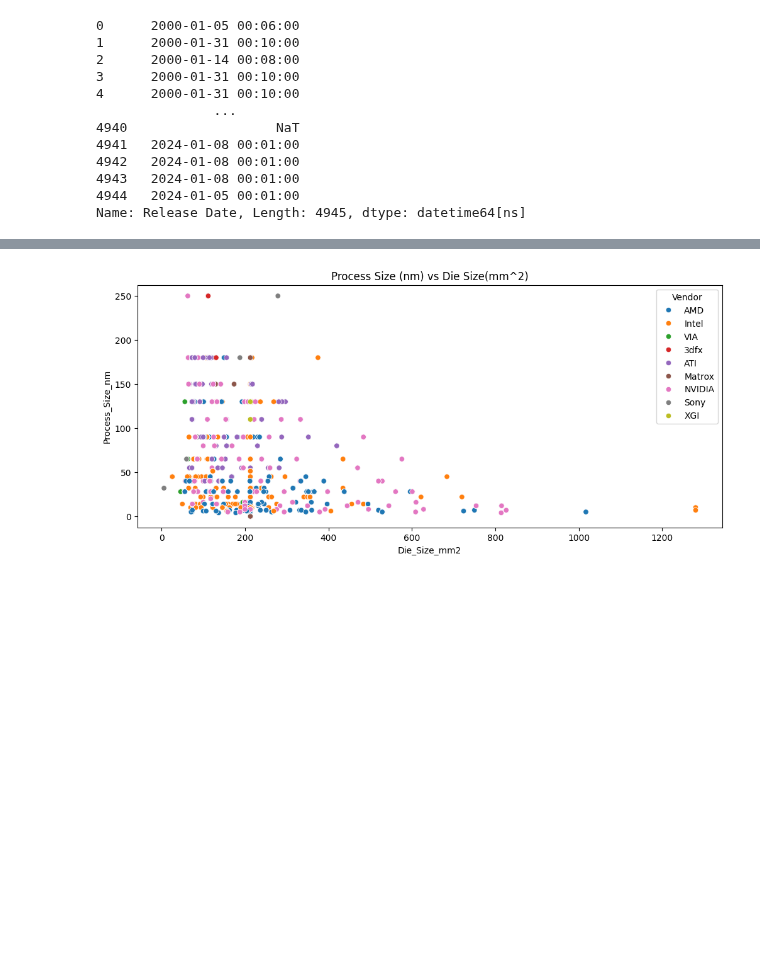
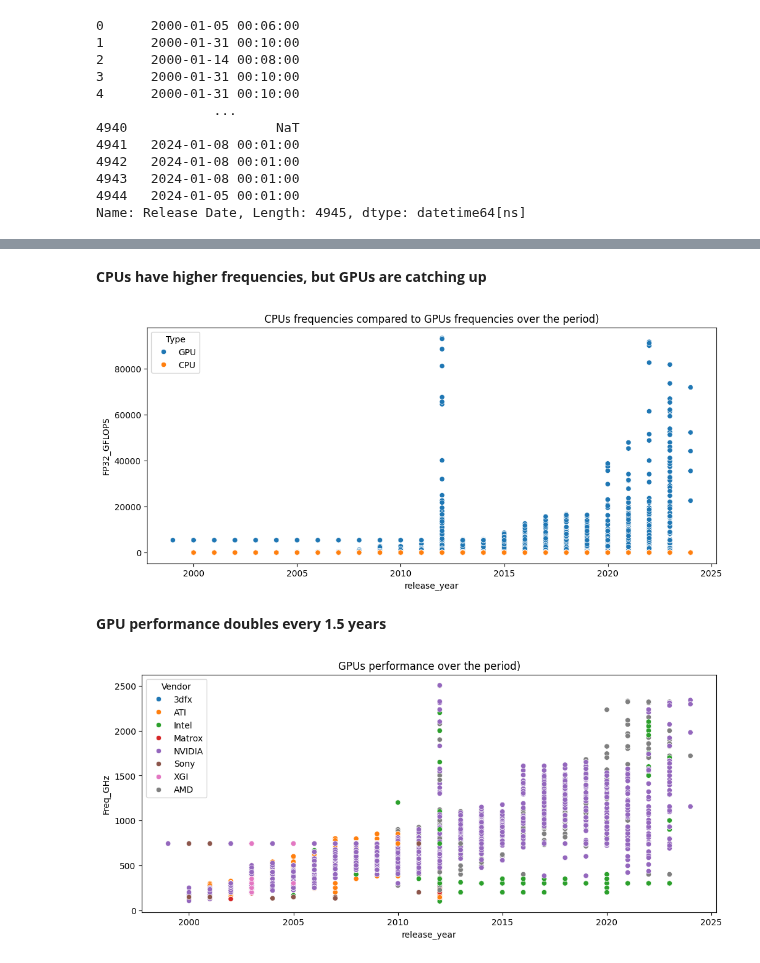
Before and after one commit to Karlajack/Machine_Learning_24e, a Jupyter notebook: Wk1_Data_Cleaning_Project_Chips_dataset.ipynb, the cells around one changed output, grey strips where cells are left out. Cells and saved outputs as stored; diff of their text form; code cells hidden in the pictures; blank space fills up the shorter version.

```diff
--- a/Wk1_Data_Cleaning_Project_Chips_dataset.ipynb
+++ b/Wk1_Data_Cleaning_Project_Chips_dataset.ipynb
@@ -363,12 +433,27 @@ plt.show()
+# %% [markdown]
+**CPUs have higher frequencies, but GPUs are catching up**
+# %%
+plt.figure(figsize=(12,5))
+
+
+sns.scatterplot(x="release_year",
+                    y="FP32_GFLOPS",
+                    data=df,hue='Type')
+plt.title("CPUs frequencies compared to GPUs frequencies over the period)")
+plt.show()
+# %% [output]
+[figure, added]
+# %% [markdown]
+**GPU performance doubles every 1.5 years**
 # %%
 plt.figure(figsize=(12,5))
 
 
 
-sns.scatterplot(x="Die_Size_mm2",
-                    y="Process_Size_nm",
-                    data=df,hue='Vendor')
-plt.title("Process Size (nm) vs Die Size(mm^2)")
+sns.scatterplot(x="release_year",
+                    y="Freq_GHz",
+                    data=df[df['Type']=='GPU'],hue='Vendor')
+plt.title("GPUs performance over the period)")
 plt.show()
 # %% [output]
-[figure, old version]
+[figure, new version]
```
Also changed, not shown: parts of 30 cells of this notebook.
